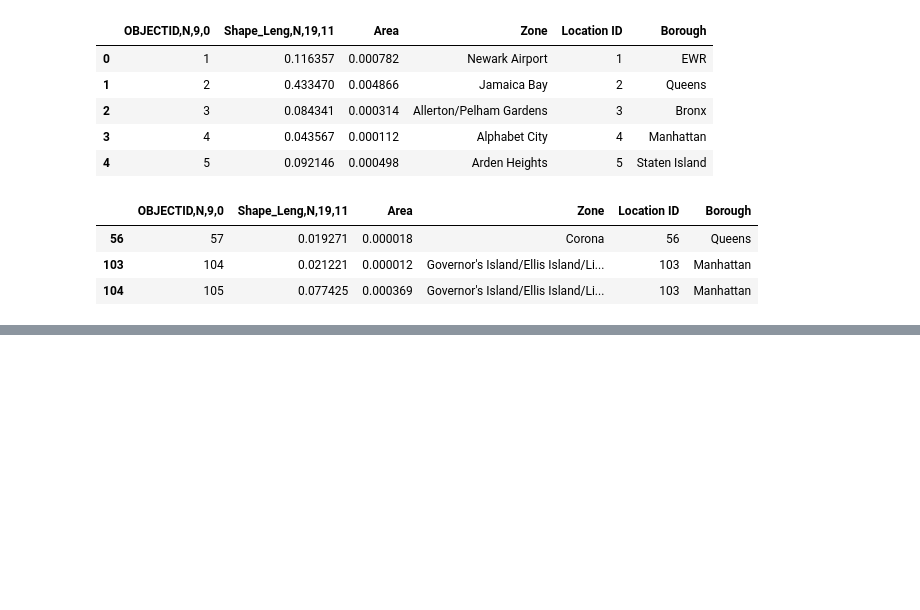
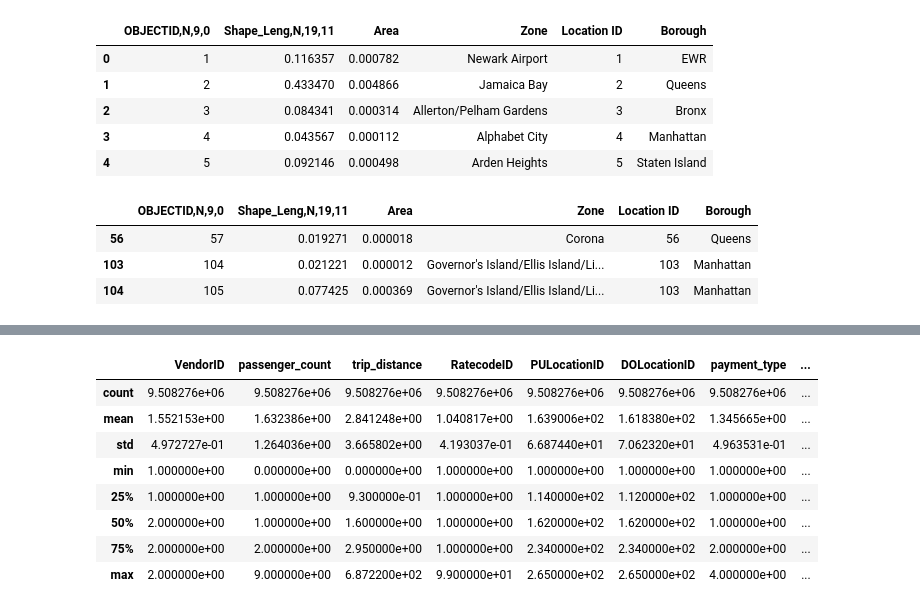
Before and after one commit to agentturbo1/Crazy-Taxi-IRL, a Jupyter notebook: Cleaning and Location Prediction Modeling.ipynb, the cells around one changed output, grey strips where cells are left out. Drawn from its saved outputs; the diff is of its cells as text; code cells hidden in the pictures; blank space fills up the shorter version.

```diff
--- a/Cleaning and Location Prediction Modeling.ipynb
+++ b/Cleaning and Location Prediction Modeling.ipynb
@@ -51,0 +66,28 @@ zone_df.reset_index()
+# %%
+dateparse = lambda x: pd.datetime.strptime(x, '%Y-%m-%d %H:%M:%S')
+
+yellow_data = pd.read_csv('TaxiData/yellow_tripdata_2017-12.csv', \
+                          parse_dates = ['tpep_pickup_datetime', 'tpep_dropoff_datetime'], date_parser=dateparse)
+green_data = pd.read_csv('TaxiData/green_tripdata_2017-12.csv', \
+                         parse_dates = ['lpep_pickup_datetime', 'lpep_dropoff_datetime'],date_parser=dateparse)
+
+
+yellow_data.dropna(subset=['DOLocationID', 'PULocationID'], inplace=True)
+green_data.dropna(subset=['DOLocationID', 'PULocationID'], inplace=True)
+# %%
+yellow_data['trip_duration'] = yellow_data['tpep_dropoff_datetime'] - yellow_data['tpep_pickup_datetime']
+
+green_data['trip_duration'] = green_data['lpep_dropoff_datetime'] - green_data['lpep_pickup_datetime']
+
+yellow_data['trip_duration'] = yellow_data['trip_duration'].dt.seconds/60
+
+green_data['trip_duration'] = green_data['trip_duration'].dt.seconds/60
+
+yellow_data['trip_dayofmonth'] = yellow_data['tpep_dropoff_datetime'].dt.day
+green_data['trip_dayofmonth'] = green_data['lpep_dropoff_datetime'].dt.day
+
+yellow_data['trip_dayofweek'] = yellow_data['tpep_dropoff_datetime'].dt.dayofweek
+green_data['trip_dayofweek'] = green_data['lpep_dropoff_datetime'].dt.dayofweek
+
+yellow_data['trip_hourofday'] = yellow_data['tpep_dropoff_datetime'].dt.hour
+green_data['trip_hourofday'] = green_data['lpep_dropoff_datetime'].dt.hour
@@ -51,0 +114,12 @@ zone_df.reset_index()
+# %%
+yellow_data.describe()
+# %% [output]
+|  | VendorID | passenger_count | trip_distance | RatecodeID | PULocationID | DOLocationID | payment_type | ... |
+| count | 9.508276e+06 | 9.508276e+06 | 9.508276e+06 | 9.508276e+06 | 9.508276e+06 | 9.508276e+06 | 9.508276e+06 | ... |
+| mean | 1.552153e+00 | 1.632386e+00 | 2.841248e+00 | 1.040817e+00 | 1.639006e+02 | 1.618380e+02 | 1.345665e+00 | ... |
+| std | 4.972727e-01 | 1.264036e+00 | 3.665802e+00 | 4.193037e-01 | 6.687440e+01 | 7.062320e+01 | 4.963531e-01 | ... |
+| min | 1.000000e+00 | 0.000000e+00 | 0.000000e+00 | 1.000000e+00 | 1.000000e+00 | 1.000000e+00 | 1.000000e+00 | ... |
+| 25% | 1.000000e+00 | 1.000000e+00 | 9.300000e-01 | 1.000000e+00 | 1.140000e+02 | 1.120000e+02 | 1.000000e+00 | ... |
+| 50% | 2.000000e+00 | 1.000000e+00 | 1.600000e+00 | 1.000000e+00 | 1.620000e+02 | 1.620000e+02 | 1.000000e+00 | ... |
+| 75% | 2.000000e+00 | 2.000000e+00 | 2.950000e+00 | 1.000000e+00 | 2.340000e+02 | 2.340000e+02 | 2.000000e+00 | ... |
+| max | 2.000000e+00 | 9.000000e+00 | 6.872200e+02 | 9.900000e+01 | 2.650000e+02 | 2.650000e+02 | 4.000000e+00 | ... |
```
Also changed, not shown: parts of 33 cells of this notebook, 1 other file.
